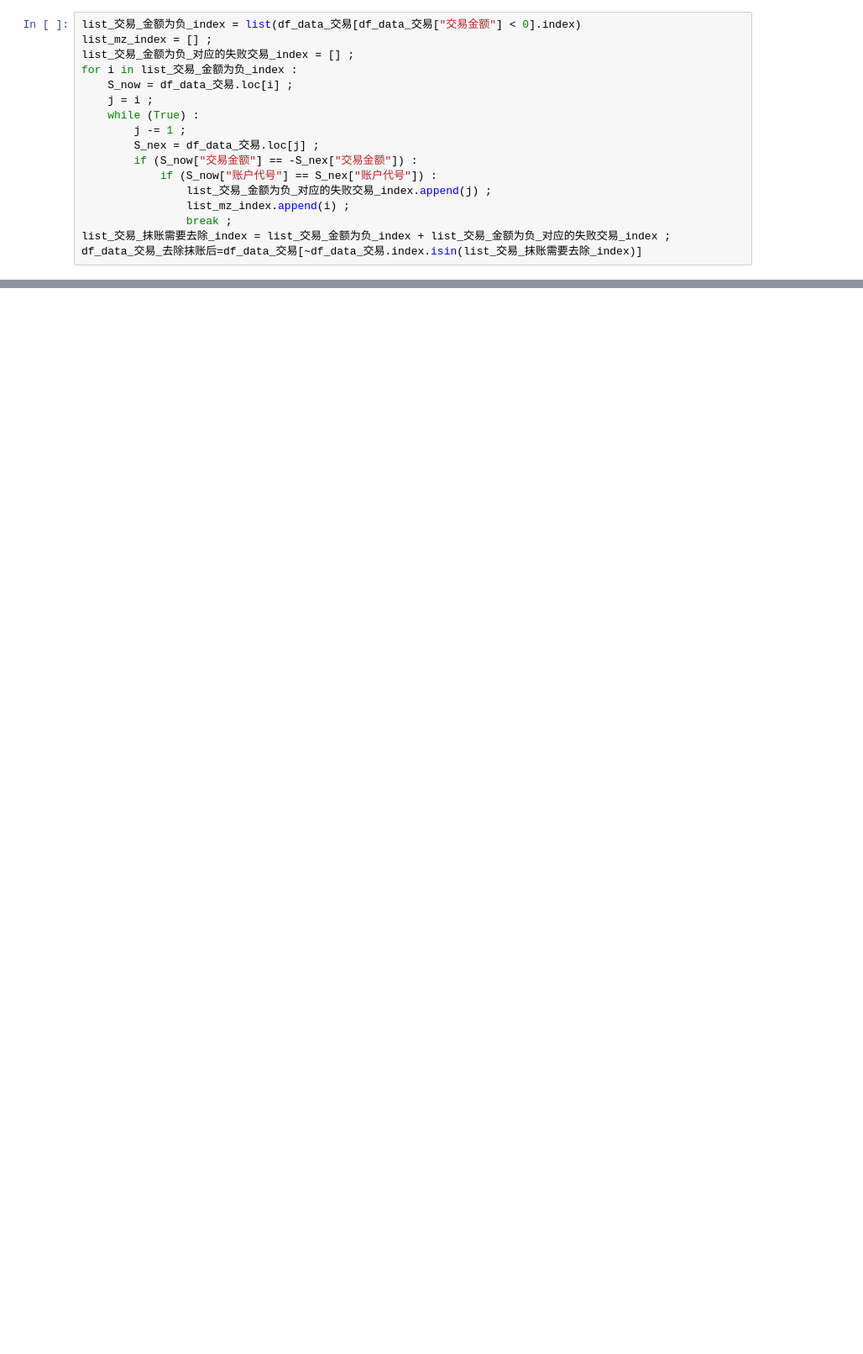
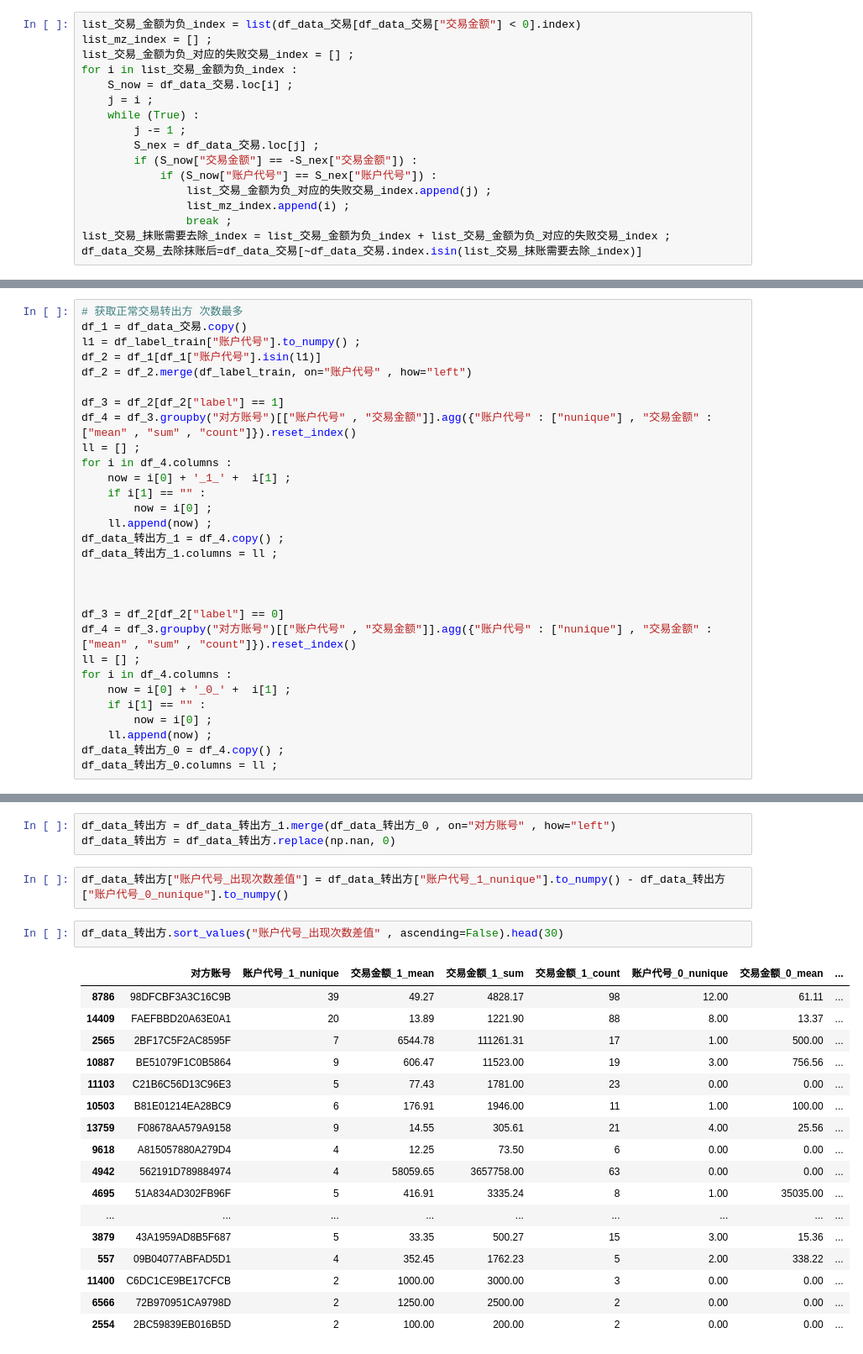
Before and after one commit to HumHumMonster/anaconda, a Jupyter notebook: 风险识别/数据分析.ipynb, the cells around one changed output, grey strips where cells are left out. Shown: that part at 84% size. Cells and saved outputs as stored; diff of their text form; blank space fills up the shorter version.

```diff
--- a/风险识别/数据分析.ipynb
+++ b/风险识别/数据分析.ipynb
@@ -60,0 +129,30 @@ df_data_交易_去除抹账后[df_data_交易_去除抹账后["交易金额"] ==
+# %%
+# 获取正常交易转出方 次数最多
+df_1 = df_data_交易.copy()
+l1 = df_label_train["账户代号"].to_numpy() ;
+df_2 = df_1[df_1["账户代号"].isin(l1)]
+df_2 = df_2.merge(df_label_train, on="账户代号" , how="left")
+
+df_3 = df_2[df_2["label"] == 1]
+df_4 = df_3.groupby("对方账号")[["账户代号" , "交易金额"]].agg({"账户代号" : ["nunique"] , "交易金额" :["mean" , "sum" , "count"]}).reset_index()
+ll = [] ;
+for i in df_4.columns :
+    now = i[0] + '_1_' +  i[1] ;
+    if i[1] == "" :
+        now = i[0] ;
+    ll.append(now) ;
+df_data_转出方_1 = df_4.copy() ;
+df_data_转出方_1.columns = ll ;
+
+
+
+df_3 = df_2[df_2["label"] == 0]
+df_4 = df_3.groupby("对方账号")[["账户代号" , "交易金额"]].agg({"账户代号" : ["nunique"] , "交易金额" :["mean" , "sum" , "count"]}).reset_index()
+ll = [] ;
+for i in df_4.columns :
+    now = i[0] + '_0_' +  i[1] ;
+    if i[1] == "" :
+        now = i[0] ;
+    ll.append(now) ;
+df_data_转出方_0 = df_4.copy() ;
+df_data_转出方_0.columns = ll ;
@@ -60,0 +187,25 @@ df_data_交易_去除抹账后[df_data_交易_去除抹账后["交易金额"] ==
+# %%
+df_data_转出方 = df_data_转出方_1.merge(df_data_转出方_0 , on="对方账号" , how="left")
+df_data_转出方 = df_data_转出方.replace(np.nan, 0)
+# %%
+df_data_转出方["账户代号_出现次数差值"] = df_data_转出方["账户代号_1_nunique"].to_numpy() - df_data_转出方["账户代号_0_nunique"].to_numpy()
+# %%
+df_data_转出方.sort_values("账户代号_出现次数差值" , ascending=False).head(30)
+# %% [output]
+|  | 对方账号 | 账户代号_1_nunique | 交易金额_1_mean | 交易金额_1_sum | 交易金额_1_count | 账户代号_0_nunique | 交易金额_0_mean | ... |
+| 8786 | 98DFCBF3A3C16C9B | 39 | 49.27 | 4828.17 | 98 | 12.00 | 61.11 | ... |
+| 14409 | FAEFBBD20A63E0A1 | 20 | 13.89 | 1221.90 | 88 | 8.00 | 13.37 | ... |
+| 2565 | 2BF17C5F2AC8595F | 7 | 6544.78 | 111261.31 | 17 | 1.00 | 500.00 | ... |
+| 10887 | BE51079F1C0B5864 | 9 | 606.47 | 11523.00 | 19 | 3.00 | 756.56 | ... |
+| 11103 | C21B6C56D13C96E3 | 5 | 77.43 | 1781.00 | 23 | 0.00 | 0.00 | ... |
+| 10503 | B81E01214EA28BC9 | 6 | 176.91 | 1946.00 | 11 | 1.00 | 100.00 | ... |
+| 13759 | F08678AA579A9158 | 9 | 14.55 | 305.61 | 21 | 4.00 | 25.56 | ... |
+| 9618 | A815057880A279D4 | 4 | 12.25 | 73.50 | 6 | 0.00 | 0.00 | ... |
+| 4942 | 562191D789884974 | 4 | 58059.65 | 3657758.00 | 63 | 0.00 | 0.00 | ... |
+| 4695 | 51A834AD302FB96F | 5 | 416.91 | 3335.24 | 8 | 1.00 | 35035.00 | ... |
+| ... | ... | ... | ... | ... | ... | ... | ... | ... |
+| 3879 | 43A1959AD8B5F687 | 5 | 33.35 | 500.27 | 15 | 3.00 | 15.36 | ... |
+| 557 | 09B04077ABFAD5D1 | 4 | 352.45 | 1762.23 | 5 | 2.00 | 338.22 | ... |
+| 11400 | C6DC1CE9BE17CFCB | 2 | 1000.00 | 3000.00 | 3 | 0.00 | 0.00 | ... |
+| 6566 | 72B970951CA9798D | 2 | 1250.00 | 2500.00 | 2 | 0.00 | 0.00 | ... |
+| 2554 | 2BC59839EB016B5D | 2 | 100.00 | 200.00 | 2 | 0.00 | 0.00 | ... |
```
Also changed, not shown: parts of 14 cells of this notebook, 2 other files.
